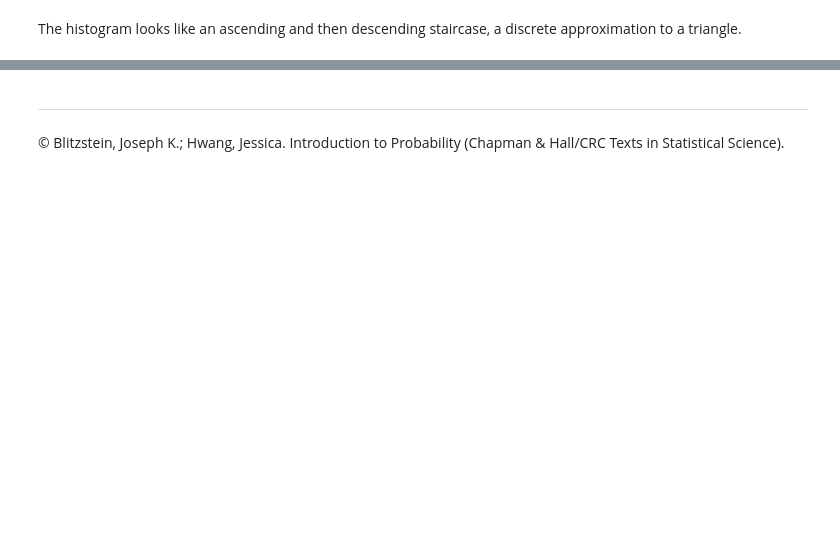
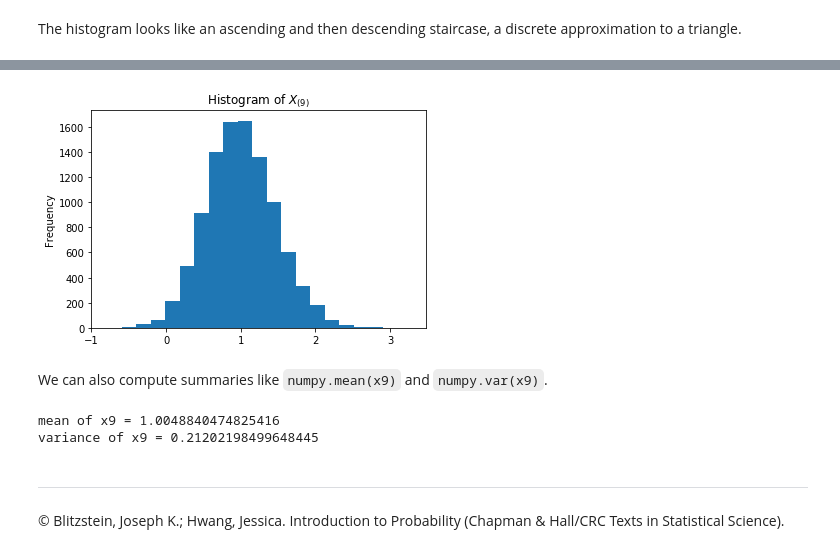
Before and after one commit to buruzaemon/IntroductionToProbabilityPy, a Jupyter notebook: Ch8.ipynb, the cells around one changed output, grey strips where cells are left out. Saved outputs shown, nothing was run; the diff lists cells and outputs as text; code cells hidden in the pictures; blank space fills up the shorter version.

```diff
--- a/Ch8.ipynb
+++ b/Ch8.ipynb
@@ -90,0 +162,7 @@ We can also compute summaries like mean(x9) and var(x9).
+# %%
+np.random.seed(8675309)
+
+rv_arr = [np.sort(norm.rvs(size=10)) for _ in range(10**4)]
+order_stats = np.matrix(rv_arr)
+
+print('order_stats has shape: {}'.format(order_stats.shape))
@@ -91,3 +190,26 @@ We can also compute summaries like mean(x9) and var(x9).
+# %%
+x9 = order_stats[:, 8]
+
+plt.hist(x9, bins=20)
+
+plt.xticks(np.arange(-1, 4, 1))
+plt.title(r'Histogram of $X_{(9)}$')
+plt.ylabel('Frequency')
+
+plt.show()
+# %% [output]
+[figure, added]
+# %% [markdown]
+We can also compute summaries like `numpy.mean(x9)` and `numpy.var(x9)`.
+# %%
+mean_x9 = np.mean(x9)
+print('mean of x9 = {}'.format(mean_x9))
+
+var_x9 = np.var(x9)
+print('variance of x9 = {}'.format(var_x9))
+# %% [output]
+mean of x9 = 1.0048840474825416
+variance of x9 = 0.21202198499648445
 # %% [markdown]
 ----
 
```
Also changed, not shown: parts of 43 cells of this notebook, 1 other file.
